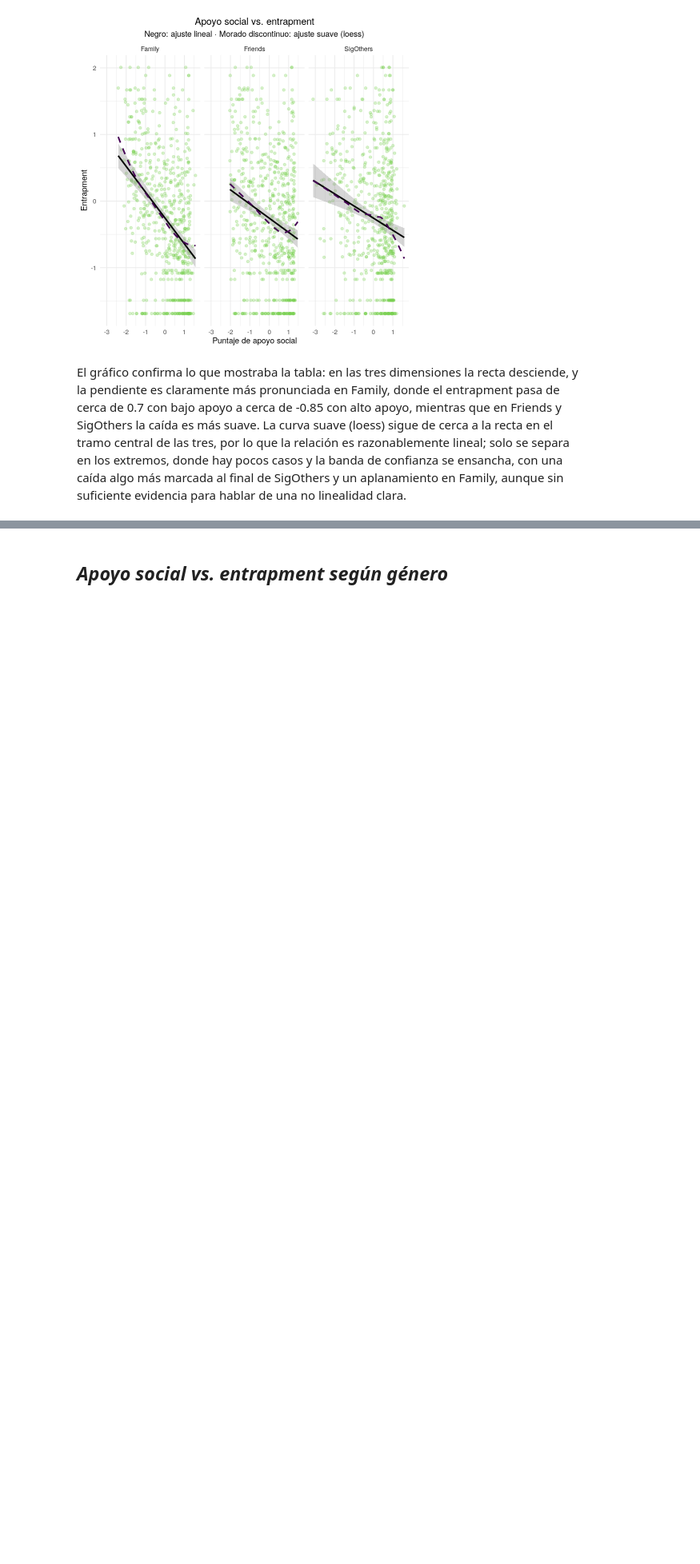
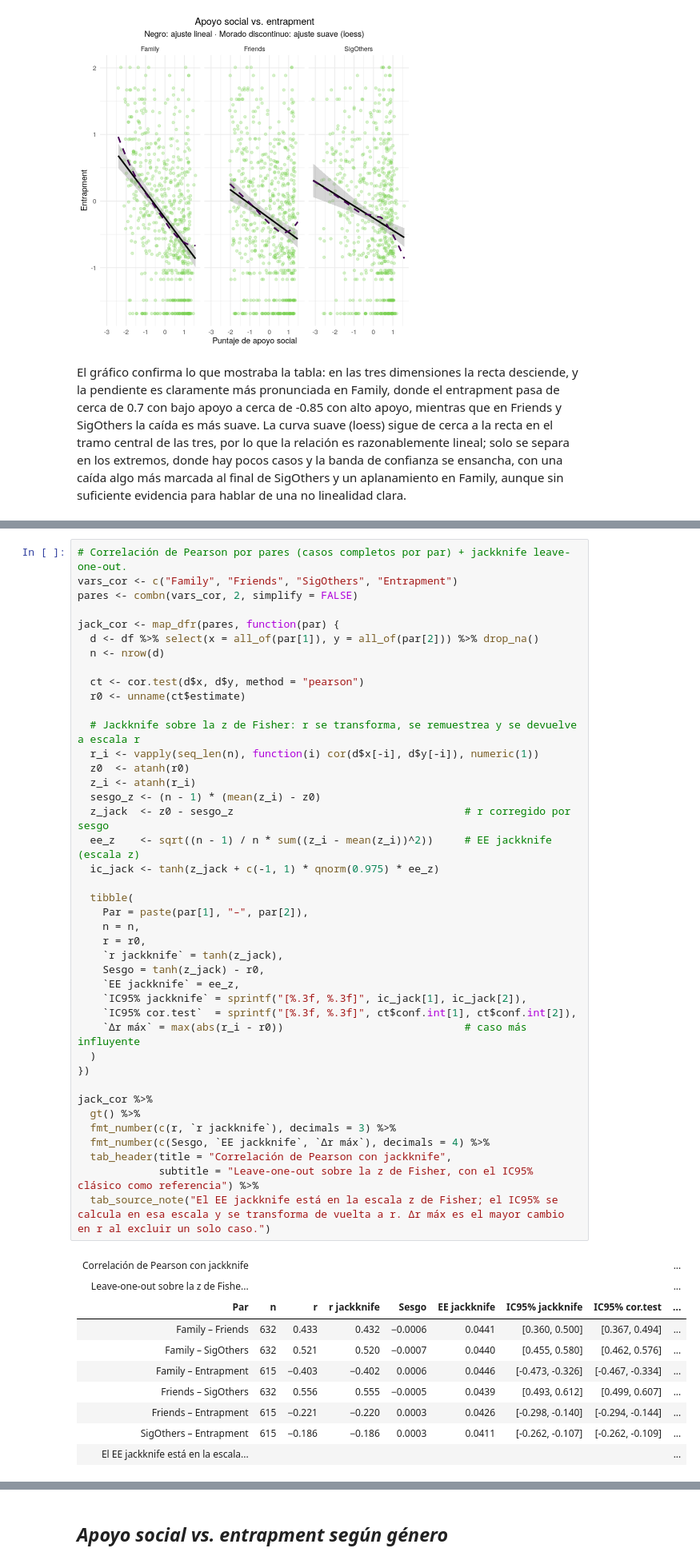
Before and after one commit to luencaro/social-support-entrapment-gender-atlantico-, a Jupyter notebook: notebooks/eda.ipynb, the cells around one changed output, grey strips where cells are left out. Shown at 80% size. Cells and saved outputs as stored; diff of their text form; blank space fills up the shorter version.

```diff
--- a/notebooks/eda.ipynb
+++ b/notebooks/eda.ipynb
@@ -771,0 +860,52 @@ El gráfico confirma lo que mostraba la tabla: en las tres dimensiones la recta
+# %%
+# Correlación de Pearson por pares (casos completos por par) + jackknife leave-one-out.
+vars_cor <- c("Family", "Friends", "SigOthers", "Entrapment")
+pares <- combn(vars_cor, 2, simplify = FALSE)
+
+jack_cor <- map_dfr(pares, function(par) {
+  d <- df %>% select(x = all_of(par[1]), y = all_of(par[2])) %>% drop_na()
+  n <- nrow(d)
+
+  ct <- cor.test(d$x, d$y, method = "pearson")
+  r0 <- unname(ct$estimate)
+
+  # Jackknife sobre la z de Fisher: r se transforma, se remuestrea y se devuelve a escala r
+  r_i <- vapply(seq_len(n), function(i) cor(d$x[-i], d$y[-i]), numeric(1))
+  z0  <- atanh(r0)
+  z_i <- atanh(r_i)
+  sesgo_z <- (n - 1) * (mean(z_i) - z0)
+  z_jack  <- z0 - sesgo_z                                     # r corregido por sesgo
+  ee_z    <- sqrt((n - 1) / n * sum((z_i - mean(z_i))^2))     # EE jackknife (escala z)
+  ic_jack <- tanh(z_jack + c(-1, 1) * qnorm(0.975) * ee_z)
+
+  tibble(
+    Par = paste(par[1], "–", par[2]),
+    n = n,
+    r = r0,
+    `r jackknife` = tanh(z_jack),
+    Sesgo = tanh(z_jack) - r0,
+    `EE jackknife` = ee_z,
+    `IC95% jackknife` = sprintf("[%.3f, %.3f]", ic_jack[1], ic_jack[2]),
+    `IC95% cor.test`  = sprintf("[%.3f, %.3f]", ct$conf.int[1], ct$conf.int[2]),
+    `Δr máx` = max(abs(r_i - r0))                             # caso más influyente
+  )
+})
+
+jack_cor %>%
+  gt() %>%
+  fmt_number(c(r, `r jackknife`), decimals = 3) %>%
+  fmt_number(c(Sesgo, `EE jackknife`, `Δr máx`), decimals = 4) %>%
+  tab_header(title = "Correlación de Pearson con jackknife",
+             subtitle = "Leave-one-out sobre la z de Fisher, con el IC95% clásico como referencia") %>%
+  tab_source_note("El EE jackknife está en la escala z de Fisher; el IC95% se calcula en esa escala y se transforma de vuelta a r. Δr máx es el mayor cambio en r al excluir un solo caso.")
+# %% [output]
+| Correlación de Pearson con jackknife |  |  |  |  |  |  |  | ... |
+| Leave-one-out sobre la z de Fishe... |  |  |  |  |  |  |  | ... |
+| Par | n | r | r jackknife | Sesgo | EE jackknife | IC95% jackknife | IC95% cor.test | ... |
+| Family – Friends | 632 | 0.433 | 0.432 | −0.0006 | 0.0441 | [0.360, 0.500] | [0.367, 0.494] | ... |
+| Family – SigOthers | 632 | 0.521 | 0.520 | −0.0007 | 0.0440 | [0.455, 0.580] | [0.462, 0.576] | ... |
+| Family – Entrapment | 615 | −0.403 | −0.402 | 0.0006 | 0.0446 | [-0.473, -0.326] | [-0.467, -0.334] | ... |
+| Friends – SigOthers | 632 | 0.556 | 0.555 | −0.0005 | 0.0439 | [0.493, 0.612] | [0.499, 0.607] | ... |
+| Friends – Entrapment | 615 | −0.221 | −0.220 | 0.0003 | 0.0426 | [-0.298, -0.140] | [-0.294, -0.144] | ... |
+| SigOthers – Entrapment | 615 | −0.186 | −0.186 | 0.0003 | 0.0411 | [-0.262, -0.107] | [-0.262, -0.109] | ... |
+| El EE jackknife está en la escala... |  |  |  |  |  |  |  | ... |
```
Also changed, not shown: parts of 23 cells of this notebook, 4 other files.
